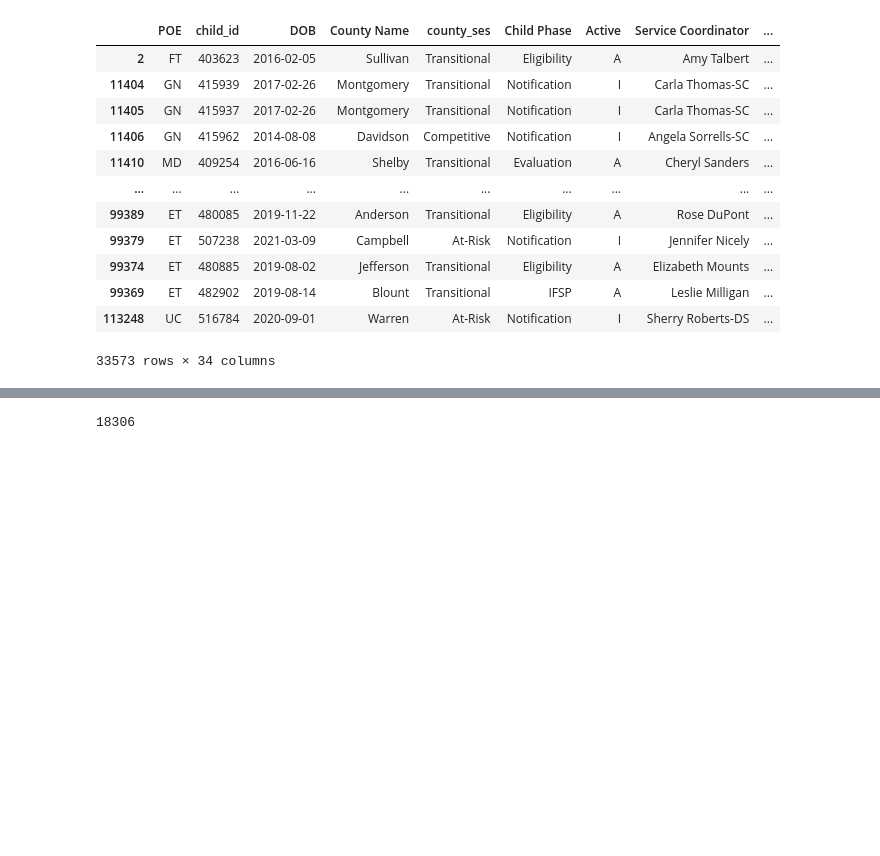
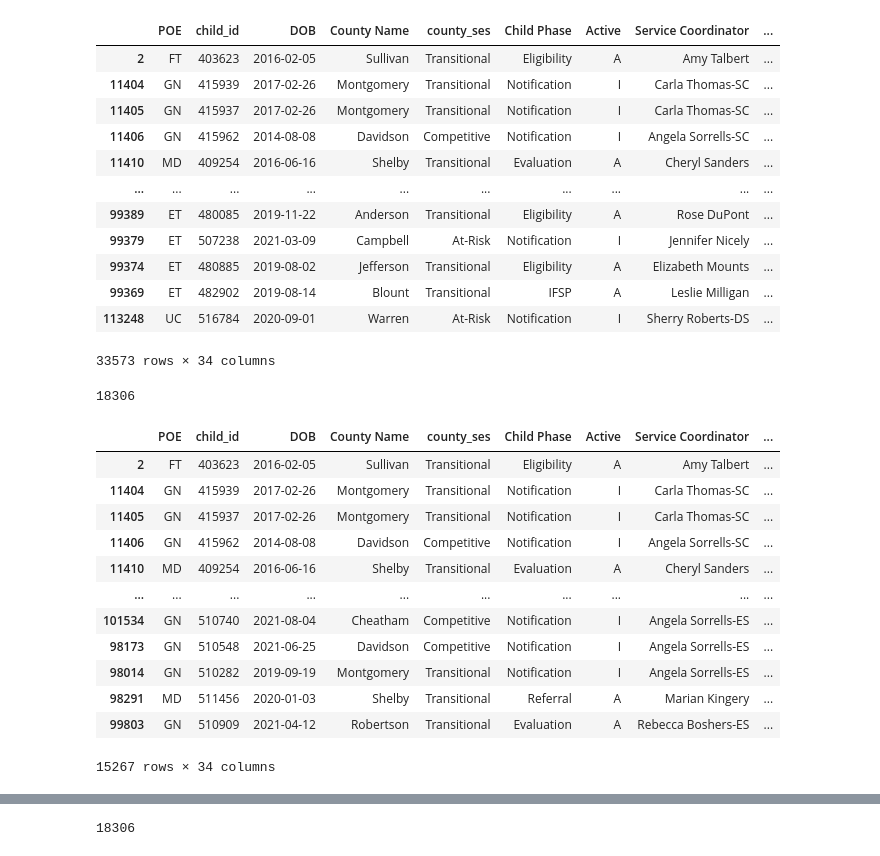
Before and after one commit to NSS-Full-Time-Data-Analytics-7/teis_project-ursula, a Jupyter notebook: notebook/ZST_q1.ipynb, the cells around one changed output, grey strips where cells are left out. Drawn from its saved outputs; the diff is of its cells as text; code cells hidden in the pictures; blank space fills up the shorter version.

```diff
--- a/notebook/ZST_q1.ipynb
+++ b/notebook/ZST_q1.ipynb
@@ -89,3 +62,23 @@ dups_df
 | 99369 | ET | 482902 | 2019-08-14 | Blount | Transitional | IFSP | A | Leslie Milligan | ... |
 | 113248 | UC | 516784 | 2020-09-01 | Warren | At-Risk | Notification | I | Sherry Roberts-DS | ... |
 33573 rows × 34 columns
+# %%
+(dups_df.duplicated(subset = 'child_id', keep = 'first')).sum()
+# %% [output]
+18306
+# %%
+dups_df.drop_duplicates(subset = ['child_id'], keep = 'first')
+# %% [output]
+|  | POE | child_id | DOB | County Name | county_ses | Child Phase | Active | Service Coordinator | ... |
+| 2 | FT | 403623 | 2016-02-05 | Sullivan | Transitional | Eligibility | A | Amy Talbert | ... |
+| 11404 | GN | 415939 | 2017-02-26 | Montgomery | Transitional | Notification | I | Carla Thomas-SC | ... |
+| 11405 | GN | 415937 | 2017-02-26 | Montgomery | Transitional | Notification | I | Carla Thomas-SC | ... |
+| 11406 | GN | 415962 | 2014-08-08 | Davidson | Competitive | Notification | I | Angela Sorrells-SC | ... |
+| 11410 | MD | 409254 | 2016-06-16 | Shelby | Transitional | Evaluation | A | Cheryl Sanders | ... |
+| ... | ... | ... | ... | ... | ... | ... | ... | ... | ... |
+| 101534 | GN | 510740 | 2021-08-04 | Cheatham | Competitive | Notification | I | Angela Sorrells-ES | ... |
+| 98173 | GN | 510548 | 2021-06-25 | Davidson | Competitive | Notification | I | Angela Sorrells-ES | ... |
+| 98014 | GN | 510282 | 2019-09-19 | Montgomery | Transitional | Notification | I | Angela Sorrells-ES | ... |
+| 98291 | MD | 511456 | 2020-01-03 | Shelby | Transitional | Referral | A | Marian Kingery | ... |
+| 99803 | GN | 510909 | 2021-04-12 | Robertson | Transitional | Evaluation | A | Rebecca Boshers-ES | ... |
+15267 rows × 34 columns
```
Also changed, not shown: parts of 14 cells of this notebook, 11 other files.
